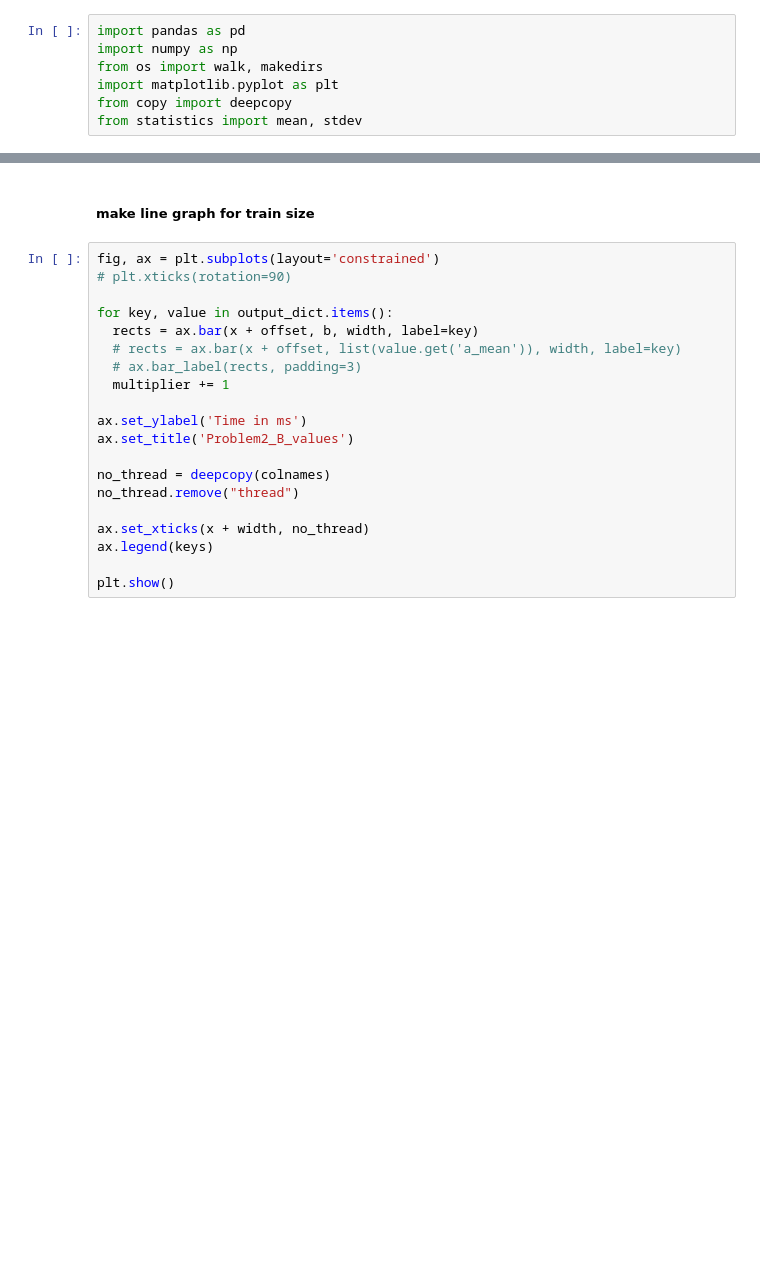
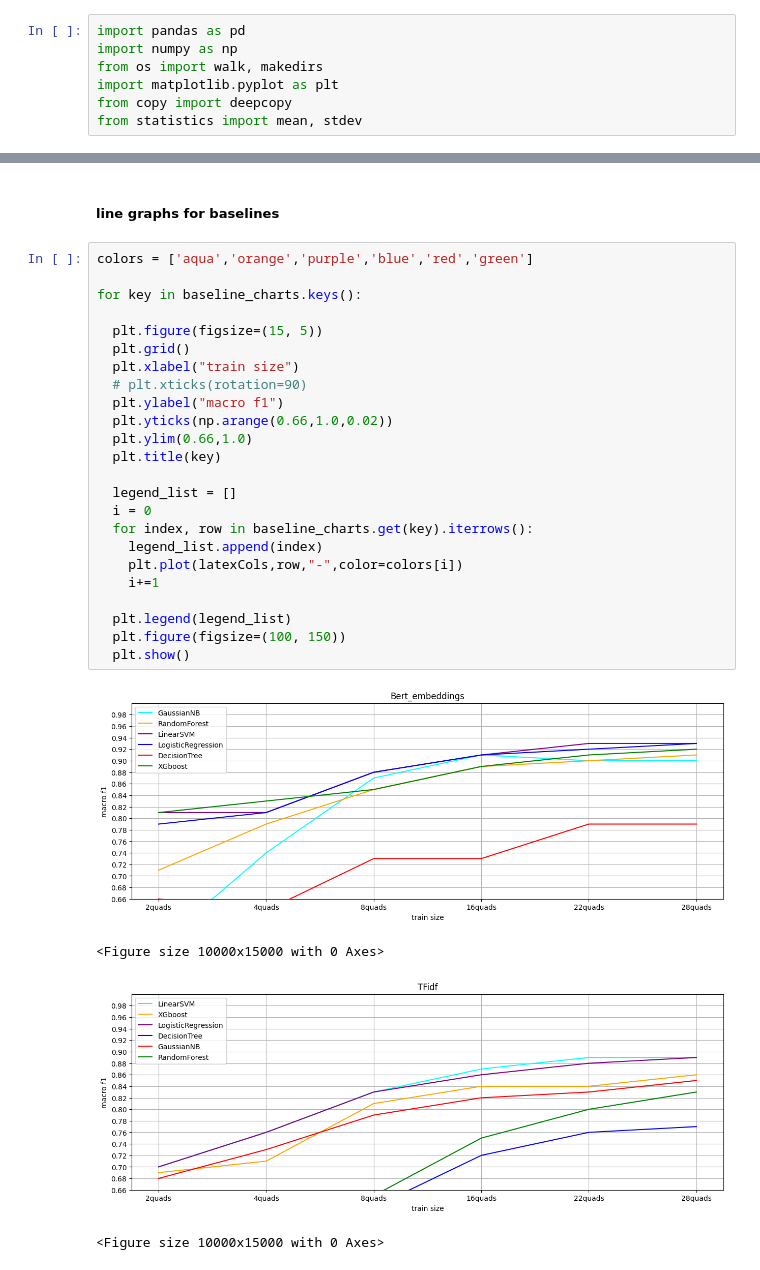
Before and after one commit to BeToast/Racially-Exclusive-Speech-Detection, a Jupyter notebook: final/post/linegraphs.ipynb, the cells around one changed output, grey strips where cells are left out. Drawn from its saved outputs; the diff is of its cells as text; blank space fills up the shorter version.

Commit message:
visual results for latex ready

```diff
--- a/final/post/linegraphs.ipynb
+++ b/final/post/linegraphs.ipynb
@@ -40,22 +134,31 @@ result_dict
 # %% [markdown]
-##### make line graph for train size
+##### line graphs for baselines
-# %%
-fig, ax = plt.subplots(layout='constrained')
-# plt.xticks(rotation=90)
-
-for key, value in output_dict.items():
-  rects = ax.bar(x + offset, b, width, label=key)
-  # rects = ax.bar(x + offset, list(value.get('a_mean')), width, label=key)
-  # ax.bar_label(rects, padding=3)
-  multiplier += 1
-
-ax.set_ylabel('Time in ms')
-ax.set_title('Problem2_B_values')
-
-no_thread = deepcopy(colnames)
-no_thread.remove("thread")
-
-ax.set_xticks(x + width, no_thread)
-ax.legend(keys)
-
-plt.show()
+# %%
+colors = ['aqua','orange','purple','blue','red','green']
+
+for key in baseline_charts.keys():
+
+  plt.figure(figsize=(15, 5))
+  plt.grid()
+  plt.xlabel("train size")
+  # plt.xticks(rotation=90)
+  plt.ylabel("macro f1")
+  plt.yticks(np.arange(0.66,1.0,0.02))
+  plt.ylim(0.66,1.0)
+  plt.title(key)
+
+  legend_list = []
+  i = 0
+  for index, row in baseline_charts.get(key).iterrows():
+    legend_list.append(index)
+    plt.plot(latexCols,row,"-",color=colors[i])
+    i+=1
+
+  plt.legend(legend_list)
+  plt.figure(figsize=(100, 150))
+  plt.show()
+# %% [output]
+[figure, added]
+<Figure size 10000x15000 with 0 Axes>
+[figure, added]
+<Figure size 10000x15000 with 0 Axes>
```
Also changed, not shown: parts of 16 cells of this notebook, 26 other files.
